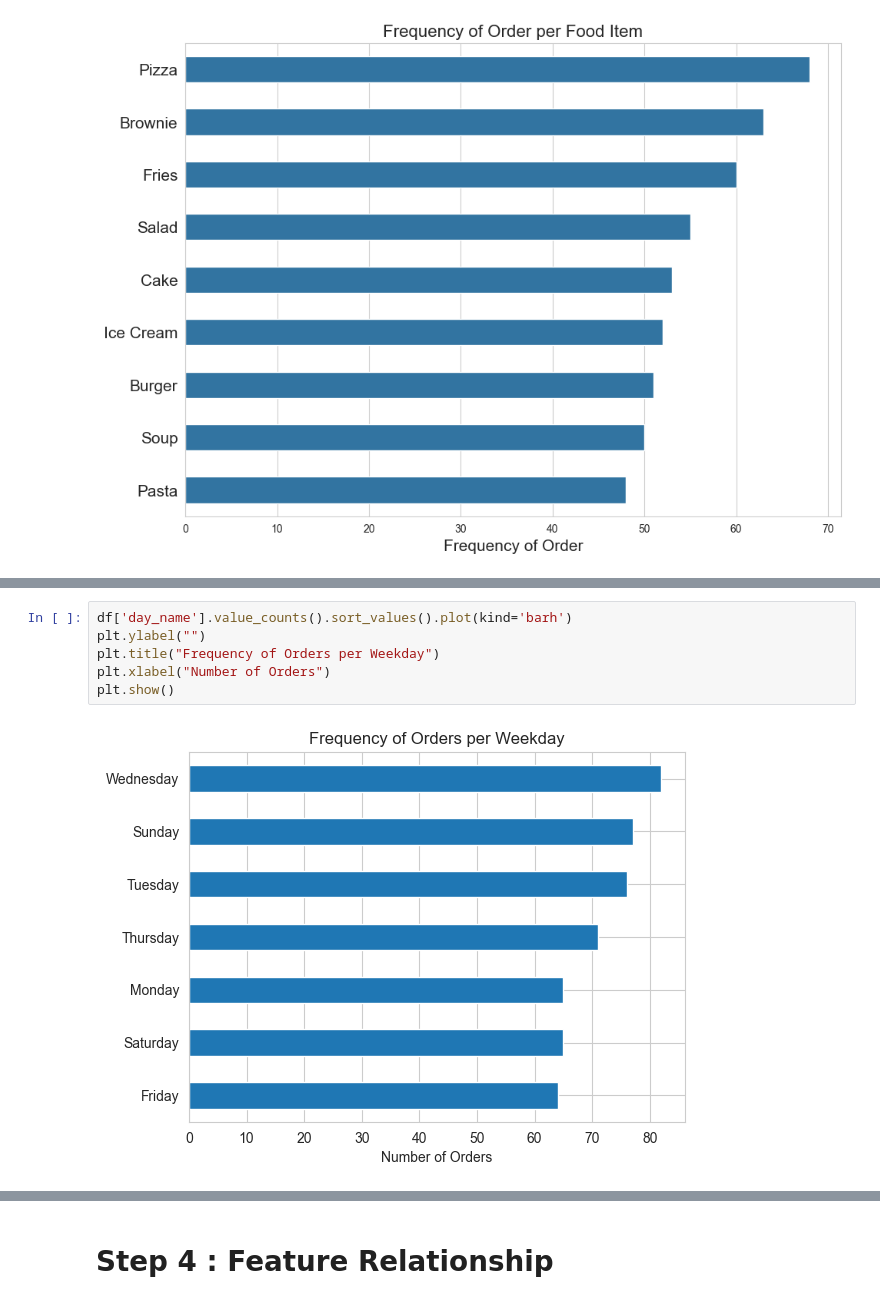
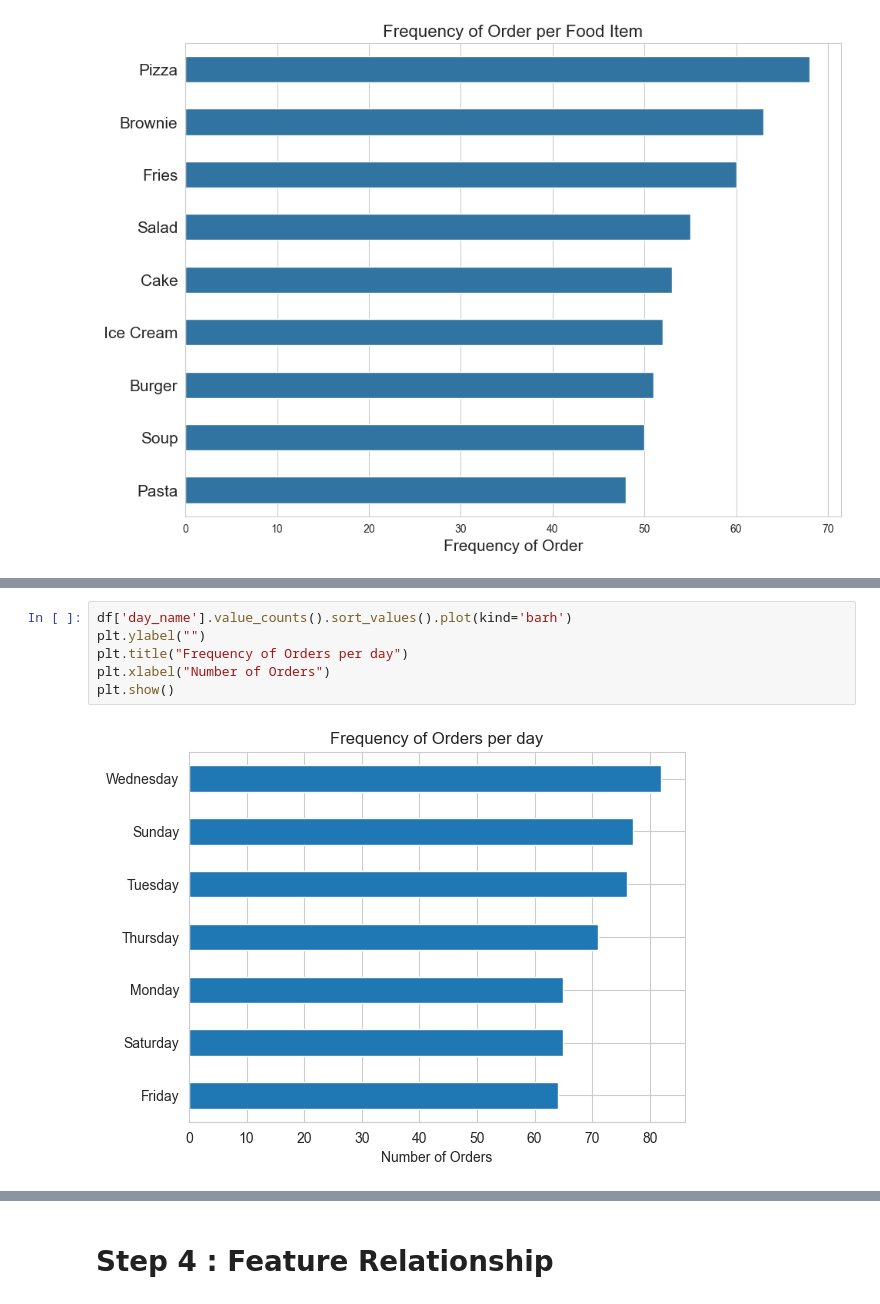
Before and after one commit to gonkikong0/Data-Science-, a Jupyter notebook: EDA_final_shivam.ipynb, the cells around one changed output, grey strips where cells are left out. Saved outputs shown, nothing was run; the diff lists cells and outputs as text.

```diff
--- a/EDA_final_shivam.ipynb
+++ b/EDA_final_shivam.ipynb
@@ -313,8 +291,8 @@ plt.show()
 # %%
 df['day_name'].value_counts().sort_values().plot(kind='barh')
 plt.ylabel("")
-plt.title("Frequency of Orders per Weekday")
+plt.title("Frequency of Orders per day")
 plt.xlabel("Number of Orders")
 plt.show()
 # %% [output]
-[figure, old version]
+[figure, new version]
```
Also changed, not shown: parts of 13 cells of this notebook.
